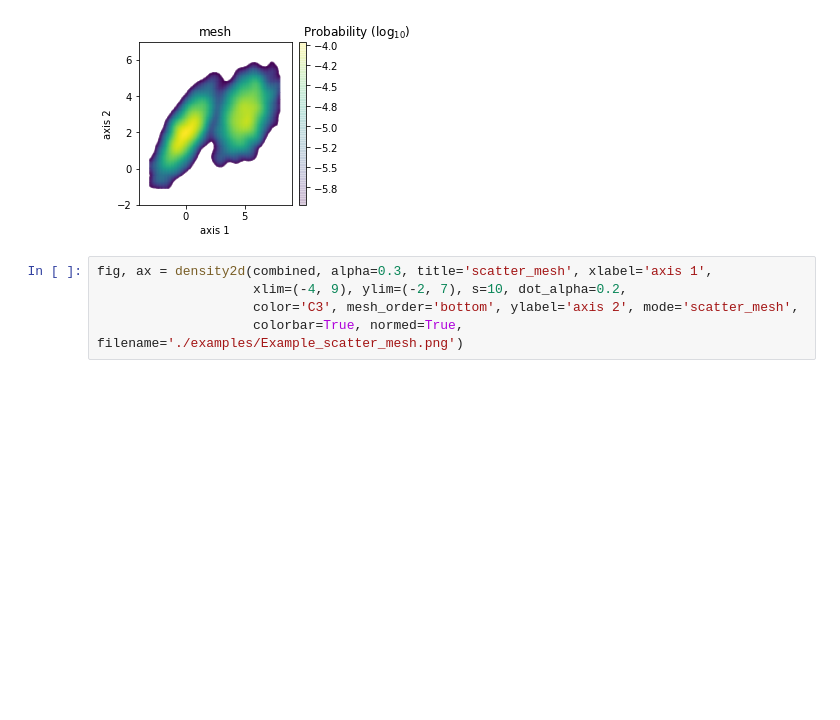
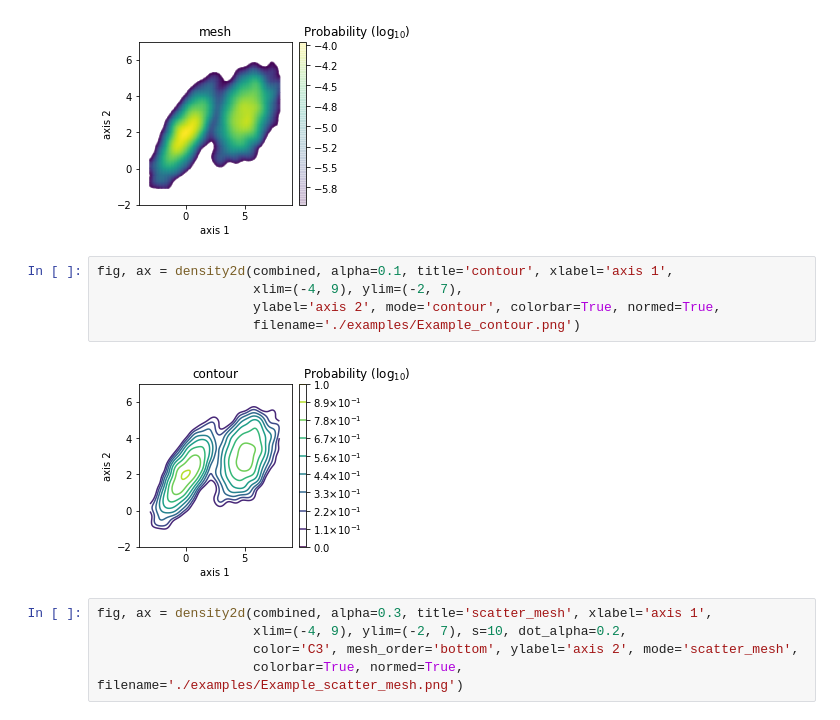
Before and after one commit to xuesoso/DensityPlot, a Jupyter notebook: tutorial.ipynb, the cells around one changed output. Cells and saved outputs as stored; diff of their text form; blank space fills up the shorter version.

```diff
--- a/tutorial.ipynb
+++ b/tutorial.ipynb
@@ -128,6 +135,13 @@ fig, ax = density2d(combined, alpha=0.1, title='mesh', xlabel='axis 1',
                     filename='./examples/Example_mesh.png')
 # %% [output]
 [figure]
+# %%
+fig, ax = density2d(combined, alpha=0.1, title='contour', xlabel='axis 1',
+                    xlim=(-4, 9), ylim=(-2, 7),
+                    ylabel='axis 2', mode='contour', colorbar=True, normed=True,
+                    filename='./examples/Example_contour.png')
+# %% [output]
+[figure, added]
 # %%
 fig, ax = density2d(combined, alpha=0.3, title='scatter_mesh', xlabel='axis 1',
                     xlim=(-4, 9), ylim=(-2, 7), s=10, dot_alpha=0.2,
```
Also changed, not shown: parts of 2 cells of this notebook, 2 other files.
